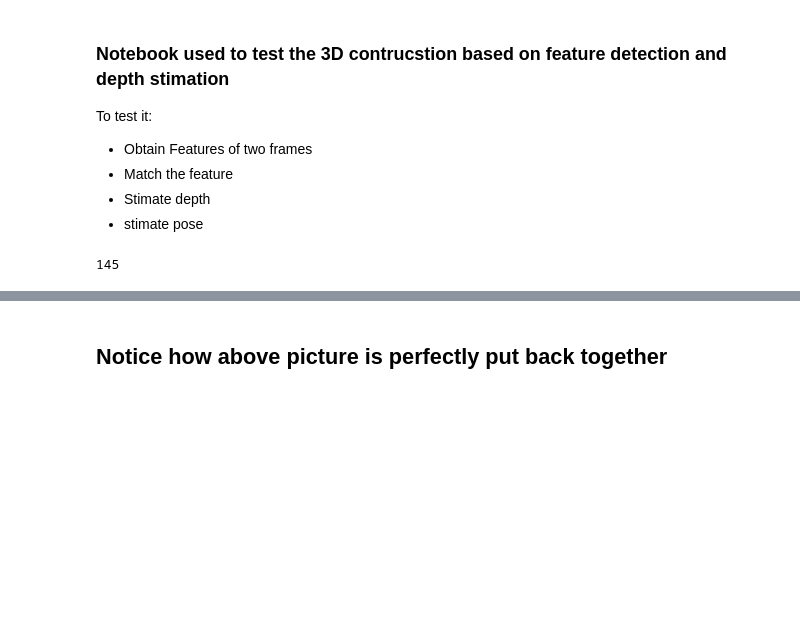
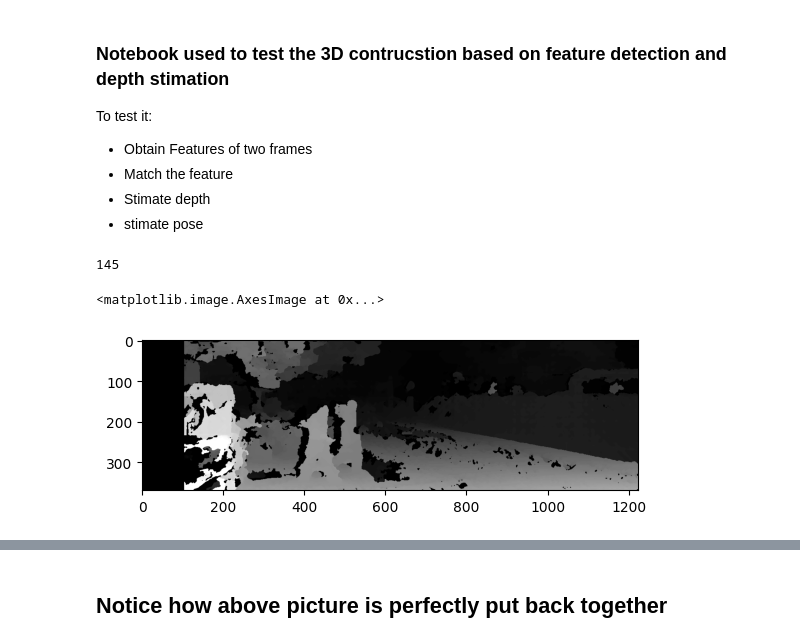
Before and after one commit to alexciru/Pfas-finalProject, a Jupyter notebook: notebooks/3d_recognisionTuning.ipynb, the cells around one changed output, grey strips where cells are left out. Drawn from its saved outputs; the diff is of its cells as text; code cells hidden in the pictures; blank space fills up the shorter version.

```diff
--- a/notebooks/3d_recognisionTuning.ipynb
+++ b/notebooks/3d_recognisionTuning.ipynb
@@ -381,0 +275,5 @@ right_img_blur = cv2.blur(cv2.cvtColor(right_img, cv2.COLOR_BGR2GRAY), (5,5))
+# %%
+plt.imshow(disparityMap, "gray")
+# %% [output]
+<matplotlib.image.AxesImage at 0x...>
+[figure, added]
```
Also changed, not shown: parts of 14 cells of this notebook, 5 other files.
